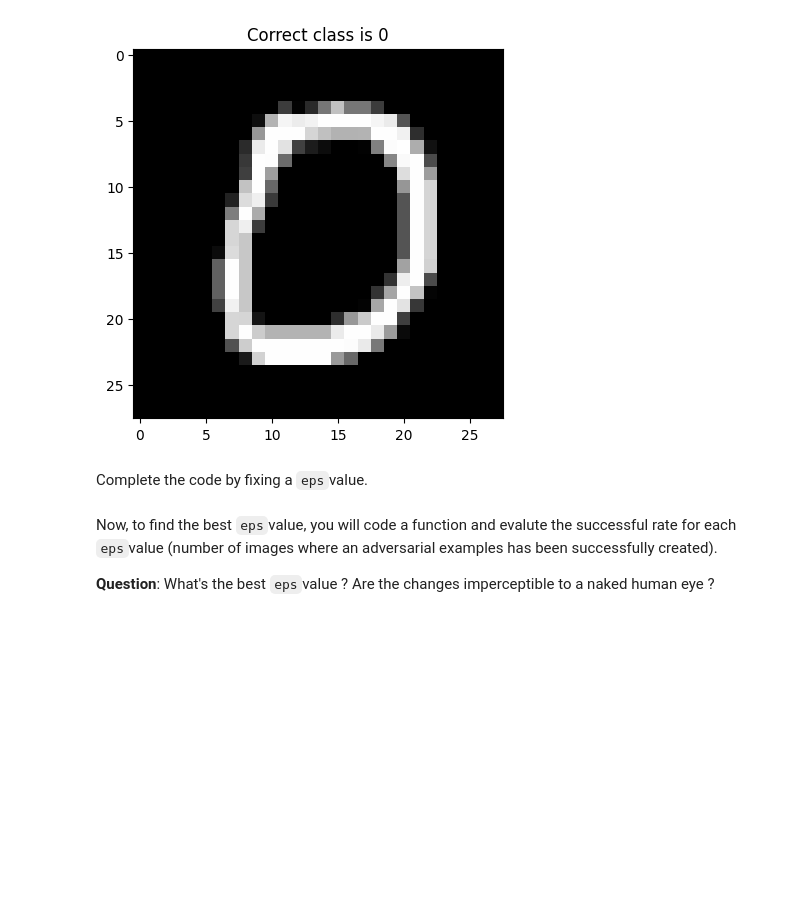
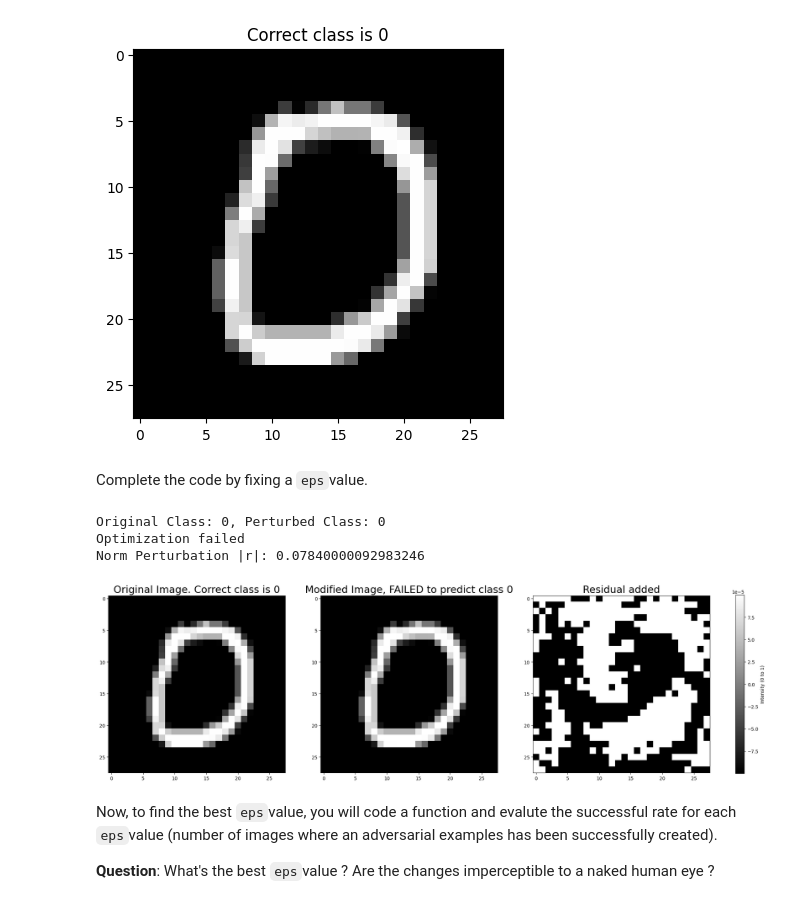
Before and after one commit to arazig/Representation-Learning-for-CV-and-Medical-Imaging, a Jupyter notebook: IntriguingProperties1.ipynb, the cells around one changed output. Drawn from its saved outputs; the diff is of its cells as text; code cells hidden in the pictures; blank space fills up the shorter version.

```diff
--- a/IntriguingProperties1.ipynb
+++ b/IntriguingProperties1.ipynb
@@ -850,42 +801,48 @@ plt.show()
 # %% [markdown]
 Complete the code by fixing a `eps`value.
 # %%
-eps = XXXXXXX # perturbation size
+eps = 0.001 # perturbation size
 
 # Forward pass of X through the model
 pred_original = model(X)
-original_class=XXXXXXXX
+original_class = torch.tensor([testY]).to(device)
+original_class=original_class.to(device)
+original_class = original_class.view(1) # to have a batch size equal to 1 and work with CrossEntropy loss
 
 # Compute loss
-cost = XXXXXXXX
+cost = loss_model(pred_original, original_class)
 
 # Zero existing (previous) gradients
 model.zero_grad()
 
 # Compute gradients
 cost.backward()
 
 # FGSM attack code
-Xr = XXXXXXX
-Xr = XXXXXXX
+Xr = X + eps*X.grad.data.sign()
 
 # Re-classify the perturbed image
-pred_perturbed = model(Xr)
-perturbed_class=XXXXXXXXXX
+perturbed_class = torch.argmax(model(Xr))
 
 # Print results
 print(f"Original Class: {original_class.item()}, Perturbed Class: {perturbed_class.item()}")
 
 r=eps*X.grad.data.sign()
 
 if original_class.item()==perturbed_class.item():
     print(f"Optimization failed")
     print(f"Norm Perturbation |r|: {torch.norm(r, p=1)}")
     plot_results(X, r, Xr, testY, perturbed_class, fail=True)
 else:
     print(f"Optimization succesfull")
     print(f"Norm Perturbation |r|: {torch.norm(r, p=1)}")
     plot_results(X, r, Xr, testY, perturbed_class, fail=False)
+    plot_results(X, r, Xr, testY, perturbed_class, fail=False)
+# %% [output]
+Original Class: 0, Perturbed Class: 0
+Optimization failed
+Norm Perturbation |r|: 0.07840000092983246
+[figure, added]
 # %% [markdown]
 Now, to find the best `eps`value, you will code a function and evalute the successful rate for each `eps`value (number of images where an adversarial examples has been successfully created).
 
```
Also changed, not shown: parts of 22 cells of this notebook.
